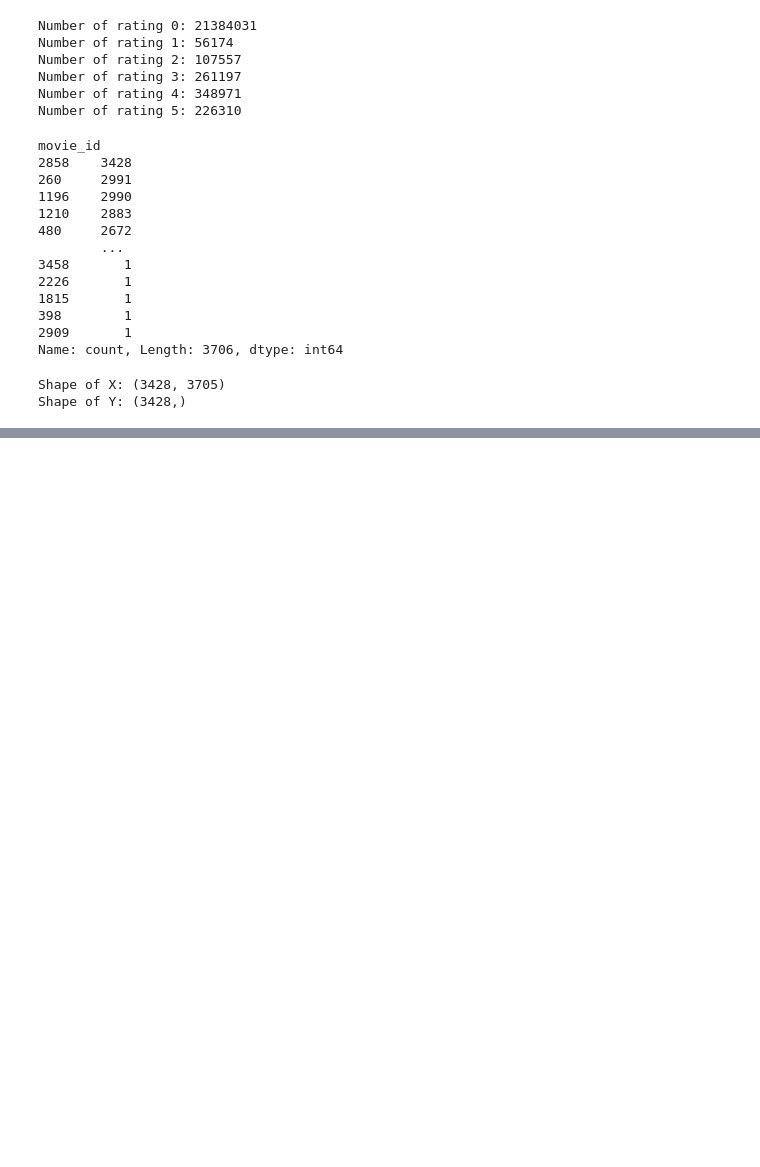
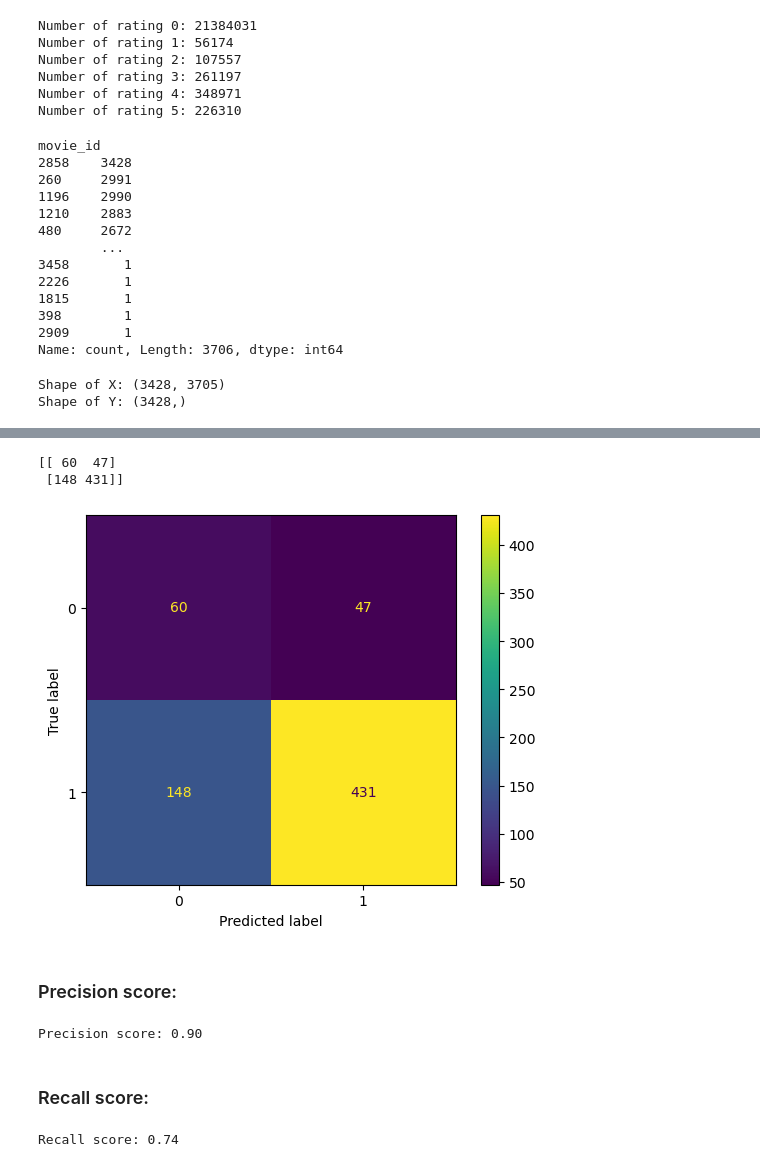
Before and after one commit to grace-sampao/Learning-Log-Python-Machine-Learning-by-Example-by-Yuxi-Hayden-Liu, a Jupyter notebook: notebooks/02-building-a-movie-recommendation-engine-with-naïve-bayes/building-a-movie-recommender-with-naïve-bayes.ipynb, the cells around one changed output, grey strips where cells are left out. Drawn from its saved outputs; the diff is of its cells as text; code cells hidden in the pictures; blank space fills up the shorter version.

```diff
--- a/notebooks/02-building-a-movie-recommendation-engine-with-naïve-bayes/building-a-movie-recommender-with-naïve-bayes.ipynb
+++ b/notebooks/02-building-a-movie-recommendation-engine-with-naïve-bayes/building-a-movie-recommender-with-naïve-bayes.ipynb
@@ -102,0 +120,5 @@ Shape of Y: (3428,)
+# %%
+X_train, X_test, Y_train, Y_test = train_test_split(X, Y, test_size=0.2, random_state=42)
+
+# We check the training and testing sizes as follows:
+print(len(Y_train), len(Y_test))
@@ -102,0 +129,11 @@ Shape of Y: (3428,)
+# %%
+# Next, train a Naïve Bayes model on the training set. The values of the input features are from 0 to 5, as opposed to 0 or 1 in the toy example.
+# ∴ we use the MultinomialNB module instead of the BernoulliNB module, as MultinomialNB can work with integer features as well as fractional counts.
+clf = MultinomialNB(alpha=1.0, fit_prior=True)
+
+clf.fit(X_train, Y_train)
+
+# Use the trained model to make predictions on the testing set:
+prediction_prob = clf.predict_proba(X_test)
+
+print(prediction_prob[0:10])
@@ -102,0 +151,5 @@ Shape of Y: (3428,)
+# %%
+# We get the predicted class for the test set as follows:
+prediction = clf.predict(X_test)
+
+print(prediction[:10])
@@ -102,0 +177,33 @@ Shape of Y: (3428,)
+# %%
+conf_matrix = confusion_matrix(Y_test, prediction, labels=[0, 1])
+
+print(conf_matrix)
+# %% [output]
+[[ 60  47]
+ [148 431]]
+# %%
+conf_matrix_display = ConfusionMatrixDisplay(
+  confusion_matrix=conf_matrix,
+  display_labels=clf.classes_
+)
+
+conf_matrix_display.plot()
+plt.show()
+# %% [output]
+[figure, added]
+# %% [markdown]
+### Precision score:
+# %%
+p_score = precision_score(Y_test, prediction, pos_label=1)
+
+print(f"Precision score: {p_score:.2f}")
+# %% [output]
+Precision score: 0.90
+# %% [markdown]
+### Recall score:
+# %%
+r_score = recall_score(Y_test, prediction, pos_label=1)
+
+print(f"Recall score: {r_score:.2f}")
+# %% [output]
+Recall score: 0.74
```
Also changed, not shown: parts of 13 cells of this notebook.
